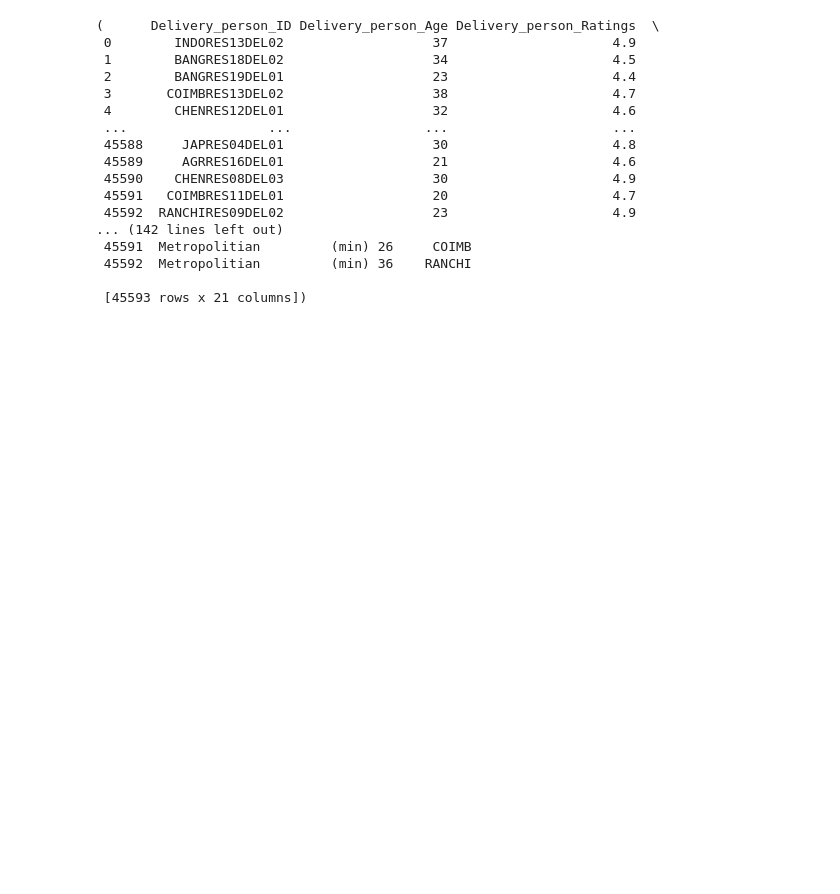
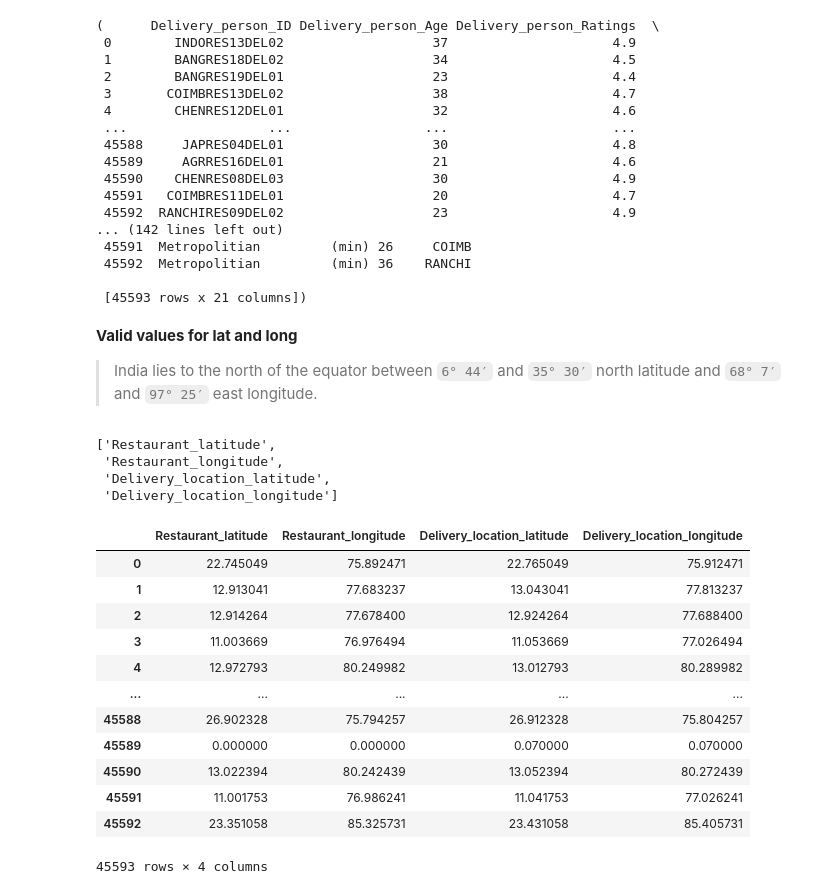
Before and after one commit to Ubaidmalik9567/delivery-time-prediction, a Jupyter notebook: notebooks/understand_data.ipynb, the cells around one changed output. Drawn from its saved outputs; the diff is of its cells as text; code cells hidden in the pictures; blank space fills up the shorter version.

```diff
--- a/notebooks/understand_data.ipynb
+++ b/notebooks/understand_data.ipynb
@@ -941,3 +941,33 @@ testing_cleaning(df)
  45592  Metropolitian         (min) 36    RANCHI
 
  [45593 rows x 21 columns])
+# %% [markdown]
+**Valid values for lat and long**
+
+ > India lies to the north of the equator between `6° 44′` and `35° 30′` north latitude and `68° 7′` and `97° 25′` east longitude.
+# %%
+location_columns = df.columns[4:8].tolist()
+
+location_columns
+# %% [output]
+['Restaurant_latitude',
+ 'Restaurant_longitude',
+ 'Delivery_location_latitude',
+ 'Delivery_location_longitude']
+# %%
+location_subset = df.loc[:,location_columns]
+location_subset
+# %% [output]
+|  | Restaurant_latitude | Restaurant_longitude | Delivery_location_latitude | Delivery_location_longitude |
+| 0 | 22.745049 | 75.892471 | 22.765049 | 75.912471 |
+| 1 | 12.913041 | 77.683237 | 13.043041 | 77.813237 |
+| 2 | 12.914264 | 77.678400 | 12.924264 | 77.688400 |
+| 3 | 11.003669 | 76.976494 | 11.053669 | 77.026494 |
+| 4 | 12.972793 | 80.249982 | 13.012793 | 80.289982 |
+| ... | ... | ... | ... | ... |
+| 45588 | 26.902328 | 75.794257 | 26.912328 | 75.804257 |
+| 45589 | 0.000000 | 0.000000 | 0.070000 | 0.070000 |
+| 45590 | 13.022394 | 80.242439 | 13.052394 | 80.272439 |
+| 45591 | 11.001753 | 76.986241 | 11.041753 | 77.026241 |
+| 45592 | 23.351058 | 85.325731 | 23.431058 | 85.405731 |
+45593 rows × 4 columns
```
Also changed, not shown: parts of 2 cells of this notebook, 6 other files.
